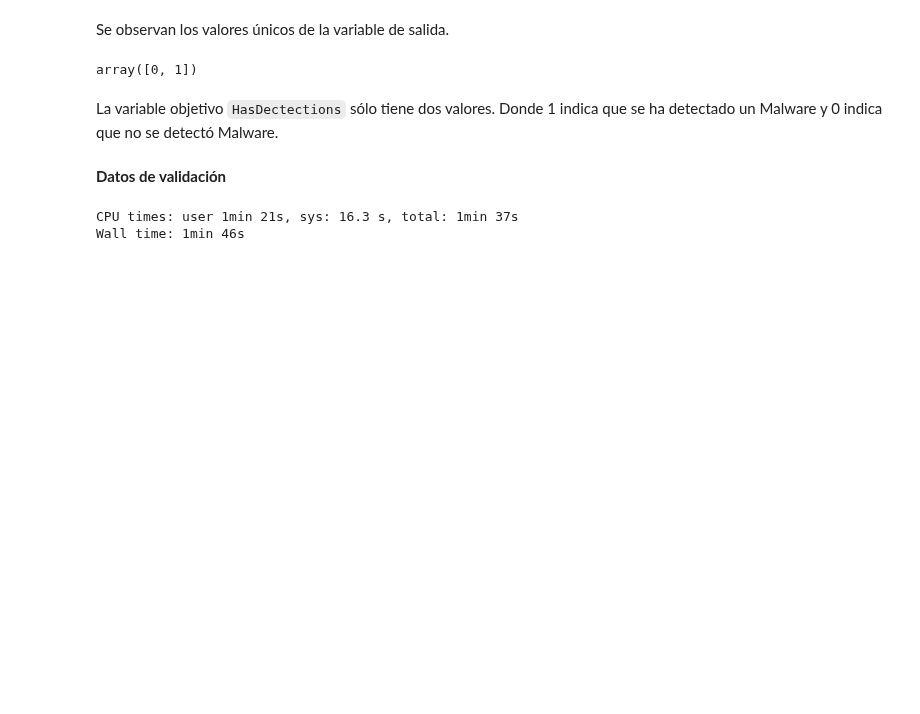
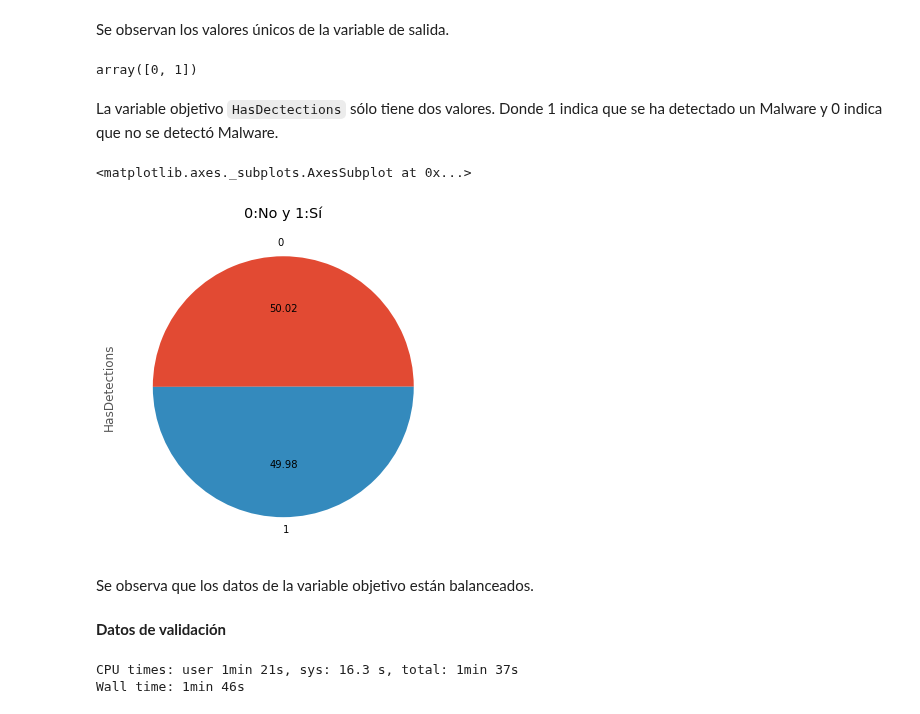
Before and after one commit to andresenrique08/ML_2020, a Jupyter notebook: Proyecto_Malware/Malware_v1.ipynb, the cells around one changed output. Drawn from its saved outputs; the diff is of its cells as text; code cells hidden in the pictures; blank space fills up the shorter version.

```diff
--- a/Proyecto_Malware/Malware_v1.ipynb
+++ b/Proyecto_Malware/Malware_v1.ipynb
@@ -79,3 +74,10 @@ plt.show()
+# %%
+train.HasDetections.value_counts().plot(kind='pie',figsize=(6, 6),title='0:No y 1:Sí',autopct='%.2f')
+# %% [output]
+<matplotlib.axes._subplots.AxesSubplot at 0x...>
+[figure, added]
+# %% [markdown]
+Se observa que los datos de la variable objetivo están balanceados.
 # %% [markdown]
 **Datos de validación**
 # %%
```
Also changed, not shown: parts of 41 cells of this notebook.
